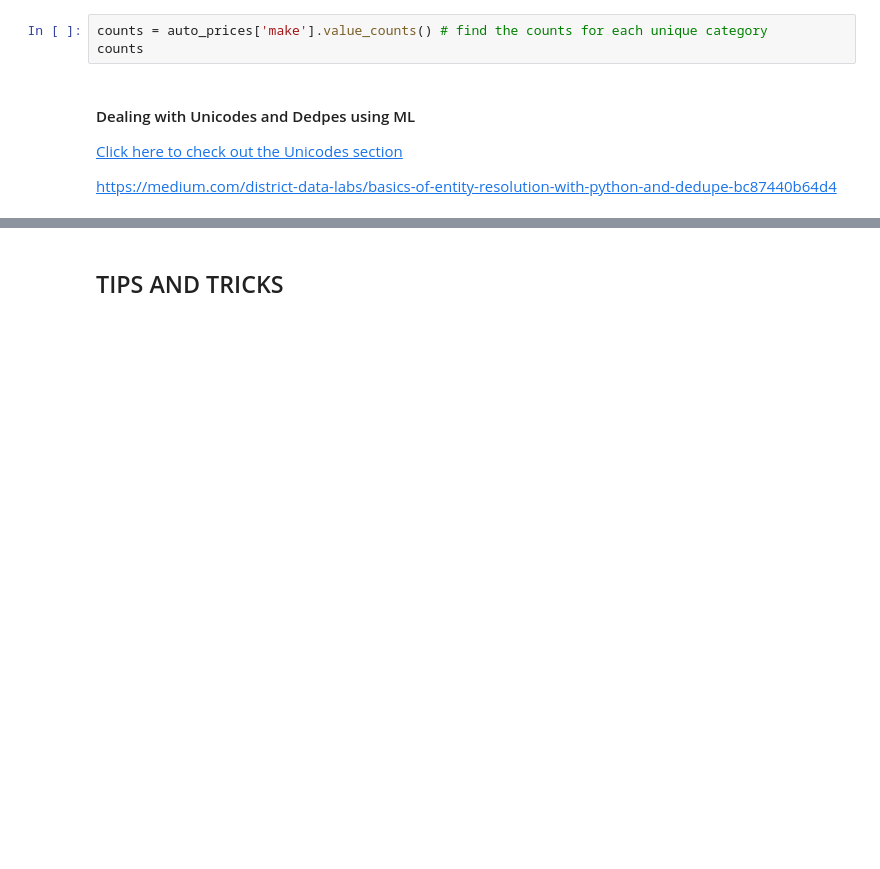
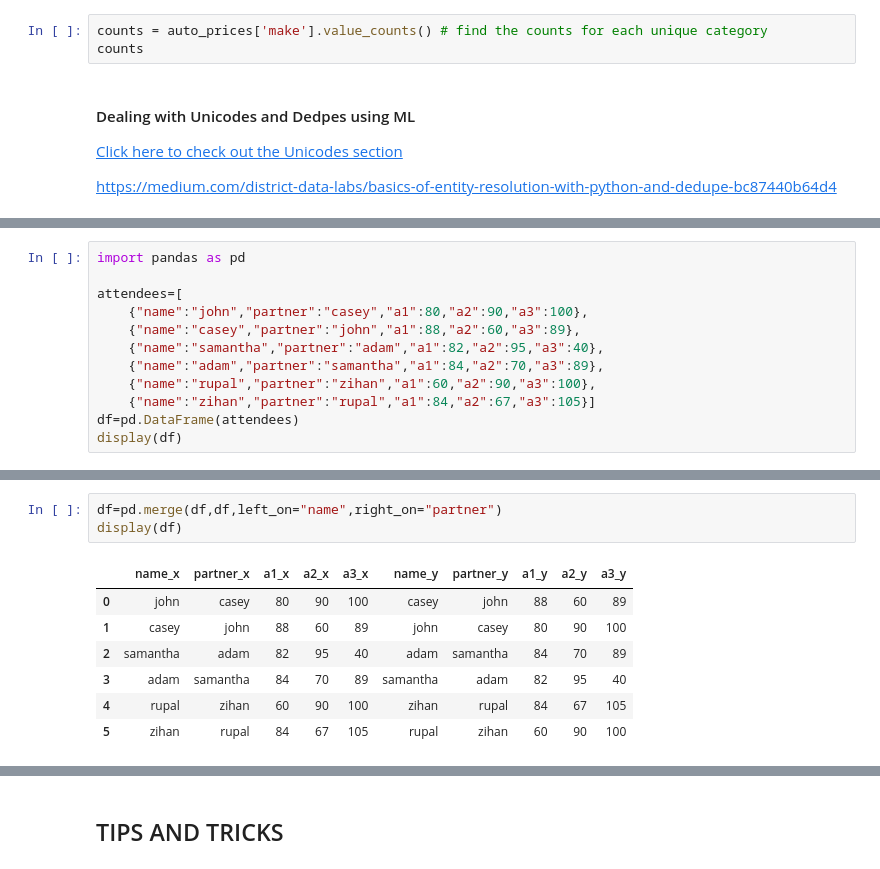
Before and after one commit to sjtalkar/StartHereTemplates, a Jupyter notebook: TemplateFileForDataCleaning.ipynb, the cells around one changed output, grey strips where cells are left out. Saved outputs shown, nothing was run; the diff lists cells and outputs as text; blank space fills up the shorter version.

```diff
--- a/TemplateFileForDataCleaning.ipynb
+++ b/TemplateFileForDataCleaning.ipynb
@@ -360,0 +682,12 @@ train['Fare'].value_counts(bins=7)
+# %%
+import pandas as pd
+
+attendees=[
+    {"name":"john","partner":"casey","a1":80,"a2":90,"a3":100},
+    {"name":"casey","partner":"john","a1":88,"a2":60,"a3":89},
+    {"name":"samantha","partner":"adam","a1":82,"a2":95,"a3":40},
+    {"name":"adam","partner":"samantha","a1":84,"a2":70,"a3":89},
+    {"name":"rupal","partner":"zihan","a1":60,"a2":90,"a3":100},
+    {"name":"zihan","partner":"rupal","a1":84,"a2":67,"a3":105}]
+df=pd.DataFrame(attendees)
+display(df)
@@ -360,0 +702,11 @@ train['Fare'].value_counts(bins=7)
+# %%
+df=pd.merge(df,df,left_on="name",right_on="partner")
+display(df)
+# %% [output]
+|  | name_x | partner_x | a1_x | a2_x | a3_x | name_y | partner_y | a1_y | a2_y | a3_y |
+| 0 | john | casey | 80 | 90 | 100 | casey | john | 88 | 60 | 89 |
+| 1 | casey | john | 88 | 60 | 89 | john | casey | 80 | 90 | 100 |
+| 2 | samantha | adam | 82 | 95 | 40 | adam | samantha | 84 | 70 | 89 |
+| 3 | adam | samantha | 84 | 70 | 89 | samantha | adam | 82 | 95 | 40 |
+| 4 | rupal | zihan | 60 | 90 | 100 | zihan | rupal | 84 | 67 | 105 |
+| 5 | zihan | rupal | 84 | 67 | 105 | rupal | zihan | 60 | 90 | 100 |
```
Also changed, not shown: parts of 29 cells of this notebook.
